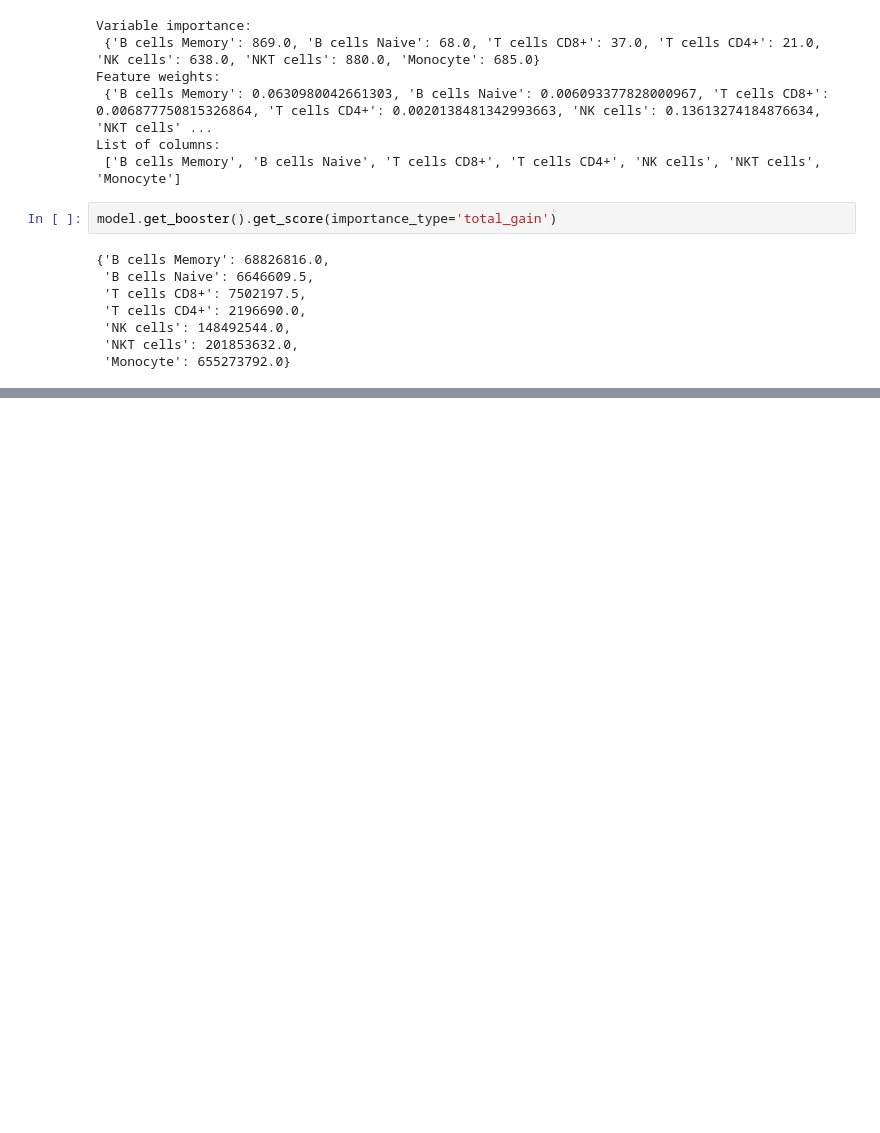
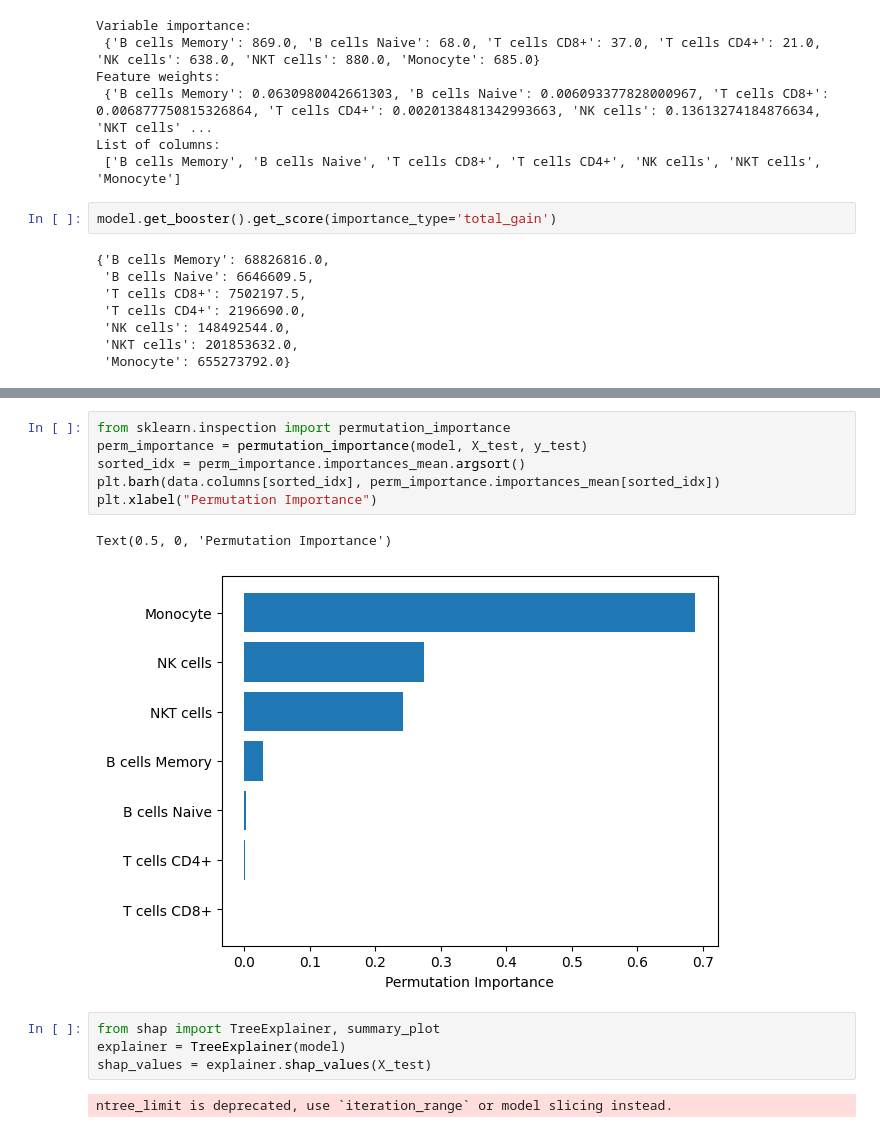
Before and after one commit to ygrepo/compbio_project, a Jupyter notebook: code/ImmuneScore.ipynb, the cells around one changed output, grey strips where cells are left out. Saved outputs shown, nothing was run; the diff lists cells and outputs as text; blank space fills up the shorter version.

```diff
--- a/code/ImmuneScore.ipynb
+++ b/code/ImmuneScore.ipynb
@@ -153,0 +355,15 @@ result
+# %%
+from sklearn.inspection import permutation_importance
+perm_importance = permutation_importance(model, X_test, y_test)
+sorted_idx = perm_importance.importances_mean.argsort()
+plt.barh(data.columns[sorted_idx], perm_importance.importances_mean[sorted_idx])
+plt.xlabel("Permutation Importance")
+# %% [output]
+Text(0.5, 0, 'Permutation Importance')
+[figure, added]
+# %%
+from shap import TreeExplainer, summary_plot
+explainer = TreeExplainer(model)
+shap_values = explainer.shap_values(X_test)
+# %% [output]
+ntree_limit is deprecated, use `iteration_range` or model slicing instead.
```
Also changed, not shown: parts of 29 cells of this notebook, 4 other files.
